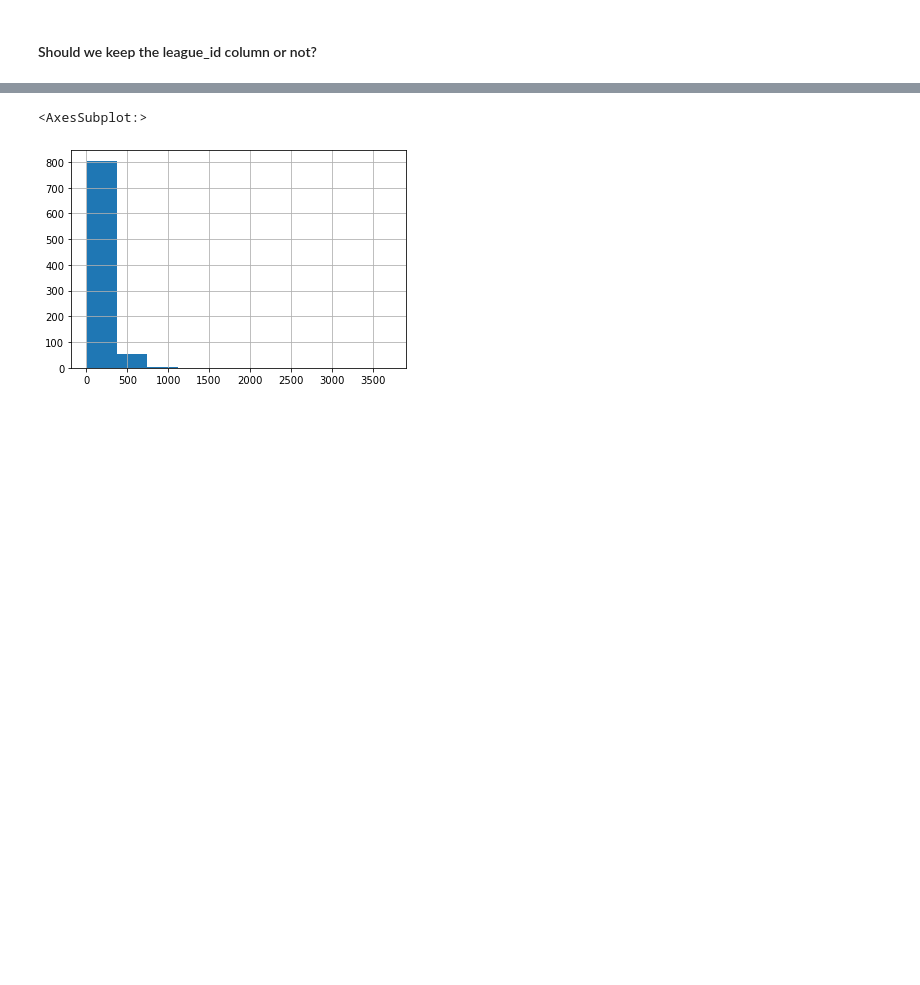
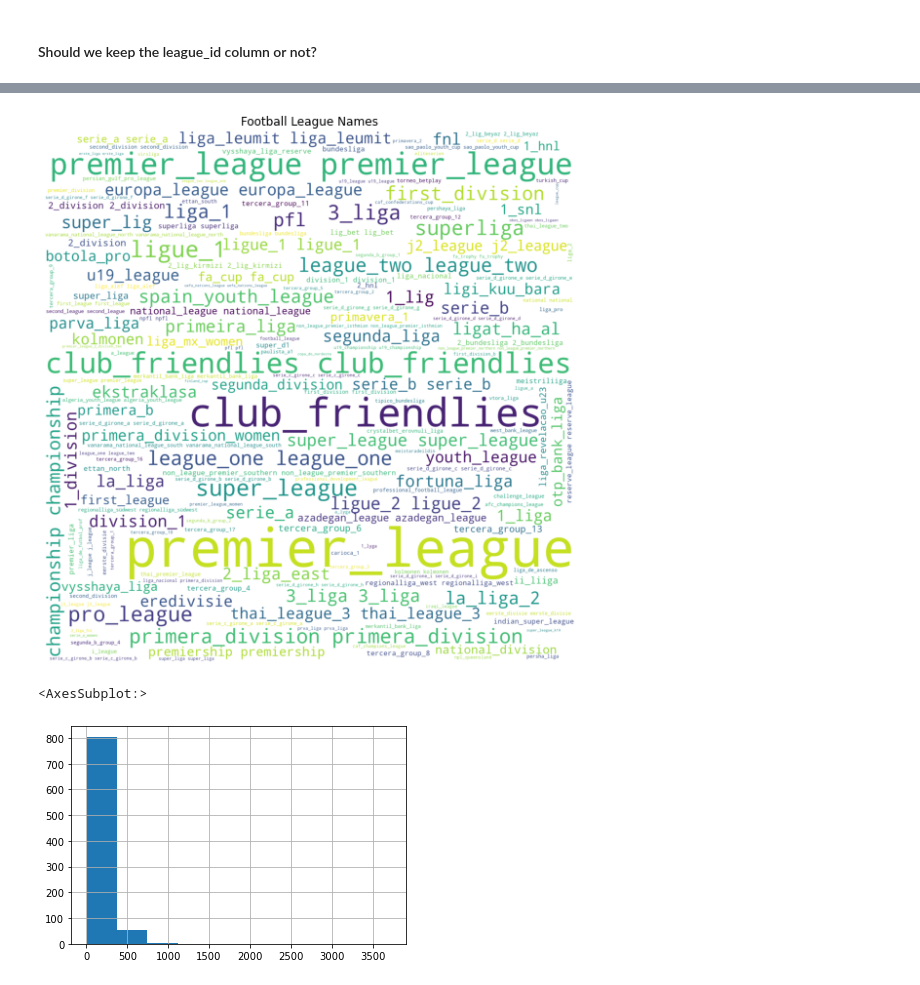
Before and after one commit to looklok/FootballMatchProbabilitiesPrediction, a Jupyter notebook: main.ipynb, the cells around one changed output, grey strips where cells are left out. Saved outputs shown, nothing was run; the diff lists cells and outputs as text; code cells hidden in the pictures; blank space fills up the shorter version.

```diff
--- a/main.ipynb
+++ b/main.ipynb
@@ -74,3 +95,17 @@ memory usage: 2.5+ MB
+# %%
+text = " ".join(re.sub("[\W]+", "_", str(league).lower().strip()) for league in train["league_name"].to_numpy())
+# %%
+wordcloud = WordCloud(background_color = 'white',
+                      height =2000,
+                      width = 2000
+                     ).generate(text)
+plt.figure(figsize=(10,10))
+plt.axis("off")
+plt.imshow(wordcloud)
+plt.title("Football League Names")
+plt.show()
+# %% [output]
+[figure, added]
 # %%
 train["league_id"].value_counts().hist()
 # %% [output]
```
Also changed, not shown: parts of 37 cells of this notebook, 3 other files.
